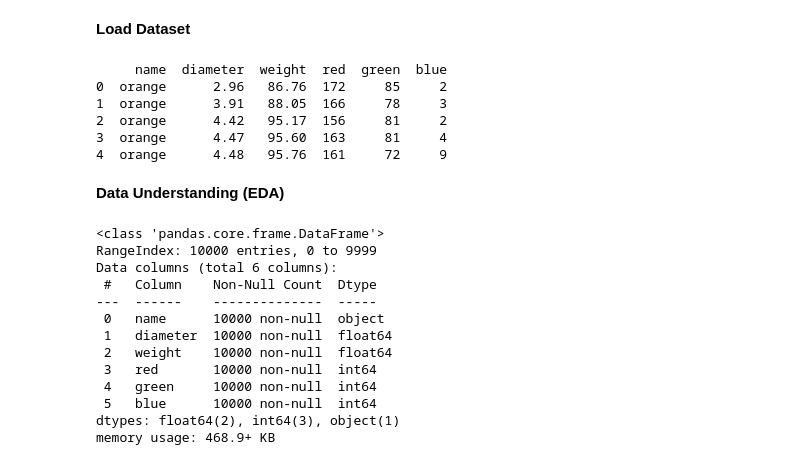
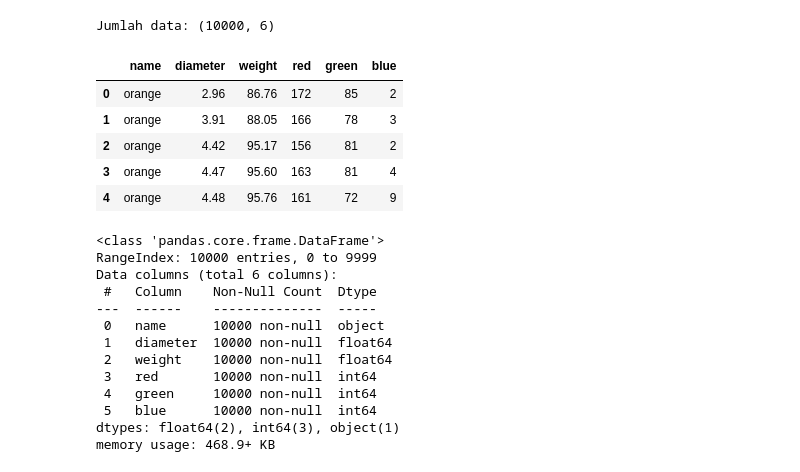
Before and after one commit to disyyy/fruit-classification, a Jupyter notebook: notebook/model.ipynb, the cells around one changed output. Saved outputs shown, nothing was run; the diff lists cells and outputs as text; code cells hidden in the pictures.

```diff
--- a/notebook/model.ipynb
+++ b/notebook/model.ipynb
@@ -23,2 +0,0 @@ Requirement already satisfied: six>=1.5 in /usr/local/lib/python3.12/dist-packag
-# %% [markdown]
-**Load Dataset**
@@ -25,18 +15,16 @@ Requirement already satisfied: six>=1.5 in /usr/local/lib/python3.12/dist-packag
 # %%
-import pandas as pd
-
 df = pd.read_csv('/content/data/citrus.csv')
 
-print(df.head())
+print("Jumlah data:", df.shape)
+df.head()
 # %% [output]
-     name  diameter  weight  red  green  blue
-0  orange      2.96   86.76  172     85     2
-1  orange      3.91   88.05  166     78     3
-2  orange      4.42   95.17  156     81     2
-3  orange      4.47   95.60  163     81     4
-4  orange      4.48   95.76  161     72     9
+Jumlah data: (10000, 6)
+|  | name | diameter | weight | red | green | blue |
+| 0 | orange | 2.96 | 86.76 | 172 | 85 | 2 |
+| 1 | orange | 3.91 | 88.05 | 166 | 78 | 3 |
+| 2 | orange | 4.42 | 95.17 | 156 | 81 | 2 |
+| 3 | orange | 4.47 | 95.60 | 163 | 81 | 4 |
+| 4 | orange | 4.48 | 95.76 | 161 | 72 | 9 |
-# %% [markdown]
-**Data Understanding (EDA)**
 # %%
 df.info()
 # %% [output]
```
Also changed, not shown: parts of 29 cells of this notebook, 1 other file.
